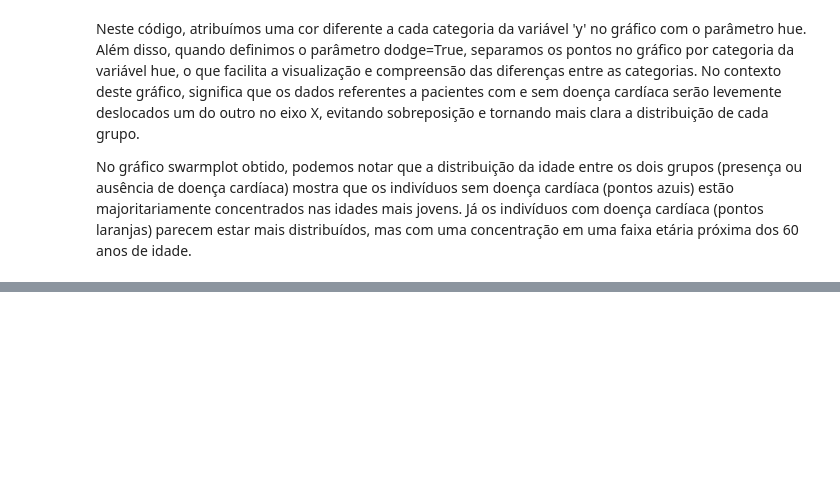
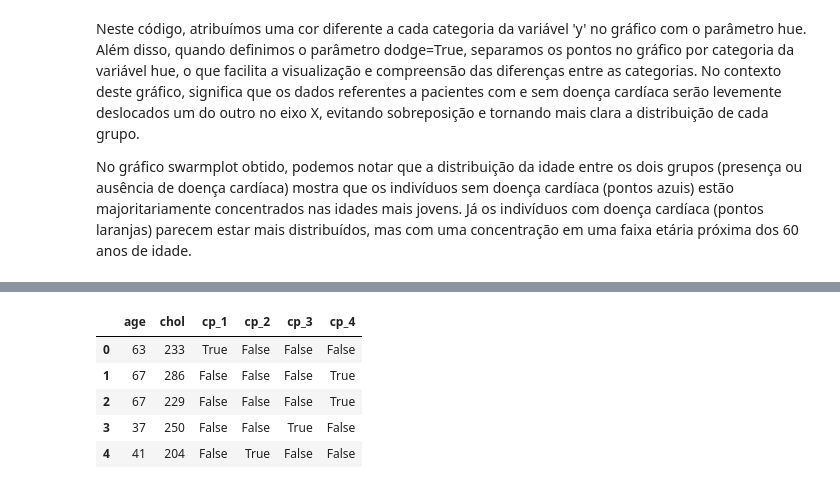
Before and after one commit to kaiomudkt/tensorflow, a Jupyter notebook: doenca_cardiaca.ipynb, the cells around one changed output, grey strips where cells are left out. Drawn from its saved outputs; the diff is of its cells as text; code cells hidden in the pictures; blank space fills up the shorter version.

```diff
--- a/doenca_cardiaca.ipynb
+++ b/doenca_cardiaca.ipynb
@@ -154,0 +167,5 @@ No gráfico swarmplot obtido, podemos notar que a distribuição da idade entre
+# %%
+import pandas as pd
+
+df_cp = pd.get_dummies(X['cp'], prefix='cp')
+df_cp.head()
@@ -154,0 +183,12 @@ No gráfico swarmplot obtido, podemos notar que a distribuição da idade entre
+# %%
+# axis se refere ao exixo, 1 é igual a coluna
+X = X.drop('cp', axis=1)
+X = X.join(df_cp)
+X.head()
+# %% [output]
+|  | age | chol | cp_1 | cp_2 | cp_3 | cp_4 |
+| 0 | 63 | 233 | True | False | False | False |
+| 1 | 67 | 286 | False | False | False | True |
+| 2 | 67 | 229 | False | False | False | True |
+| 3 | 37 | 250 | False | False | True | False |
+| 4 | 41 | 204 | False | True | False | False |
```
Also changed, not shown: parts of 8 cells of this notebook.
